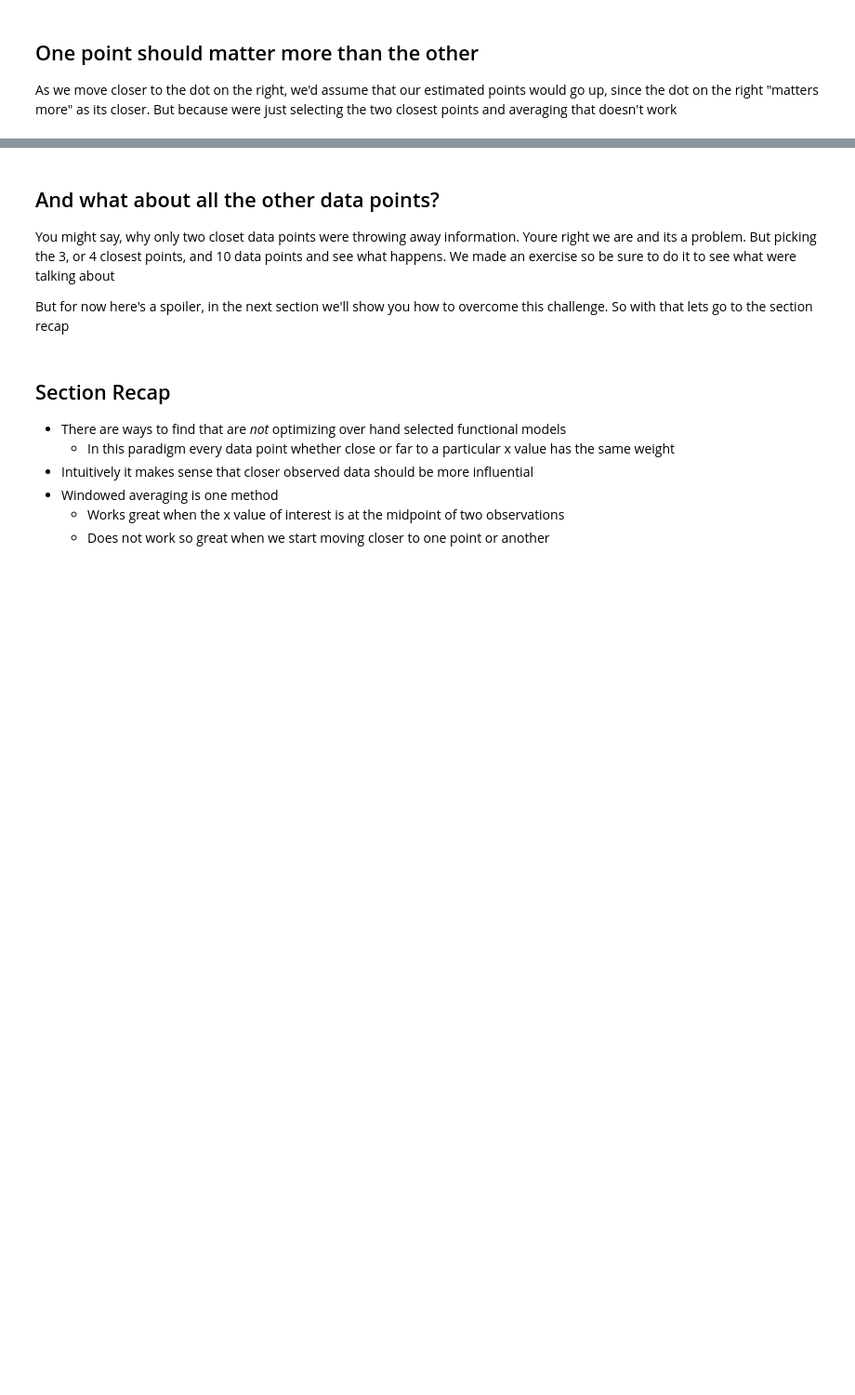
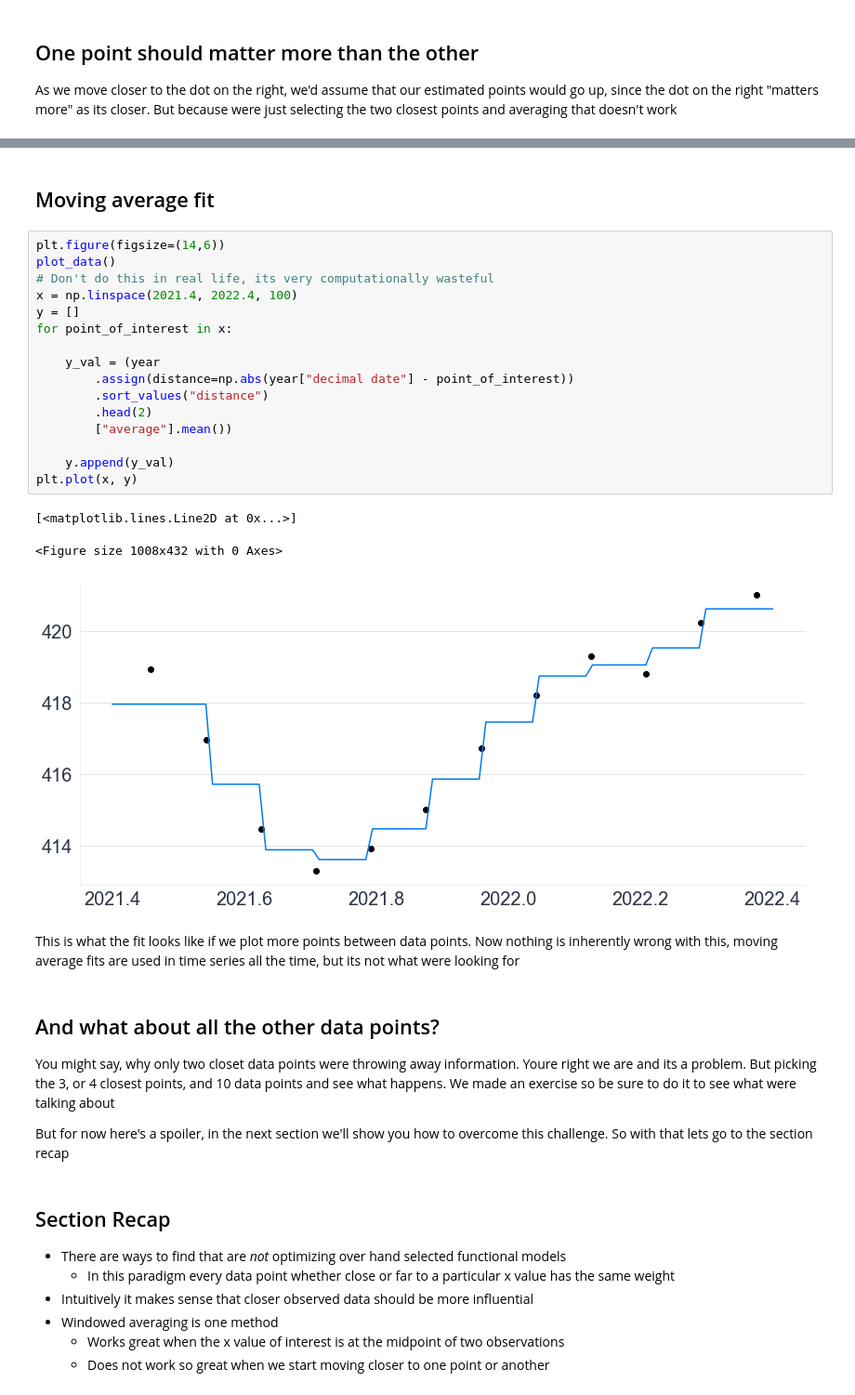
Before and after one commit to bwengals/etc, a Jupyter notebook: lesson_2_Section_30_new.ipynb, the cells around one changed output, grey strips where cells are left out. Shown at 93% size. Cells and saved outputs as stored; diff of their text form; blank space fills up the shorter version.

```diff
--- a/lesson_2_Section_30_new.ipynb
+++ b/lesson_2_Section_30_new.ipynb
@@ -164,3 +192,27 @@ As we move closer to the dot on the right, we'd assume that our estimated points
+# %% [markdown]
+## Moving average fit
+# %%
+plt.figure(figsize=(14,6))
+plot_data()
+# Don't do this in real life, its very computationally wasteful
+x = np.linspace(2021.4, 2022.4, 100)
+y = []
+for point_of_interest in x:
+
+    y_val = (year
+        .assign(distance=np.abs(year["decimal date"] - point_of_interest))
+        .sort_values("distance")
+        .head(2)
+        ["average"].mean())
+
+    y.append(y_val)
+plt.plot(x, y)
+# %% [output]
+[<matplotlib.lines.Line2D at 0x...>]
+<Figure size 1008x432 with 0 Axes>
+[figure, added]
+# %% [markdown]
+This is what the fit looks like if we plot more points between data points. Now nothing is inherently wrong with this, moving average fits are used in time series all the time, but its not what were looking for
 # %% [markdown]
 ## And what about all the other data points?
 You might say, why only two closet data points were throwing away information. Youre right we are and its a problem. But picking the 3, or 4 closest points, and 10 data points and see what happens. We made an exercise so be sure to do it to see what were talking about
```
Also changed, not shown: parts of 28 cells of this notebook.
